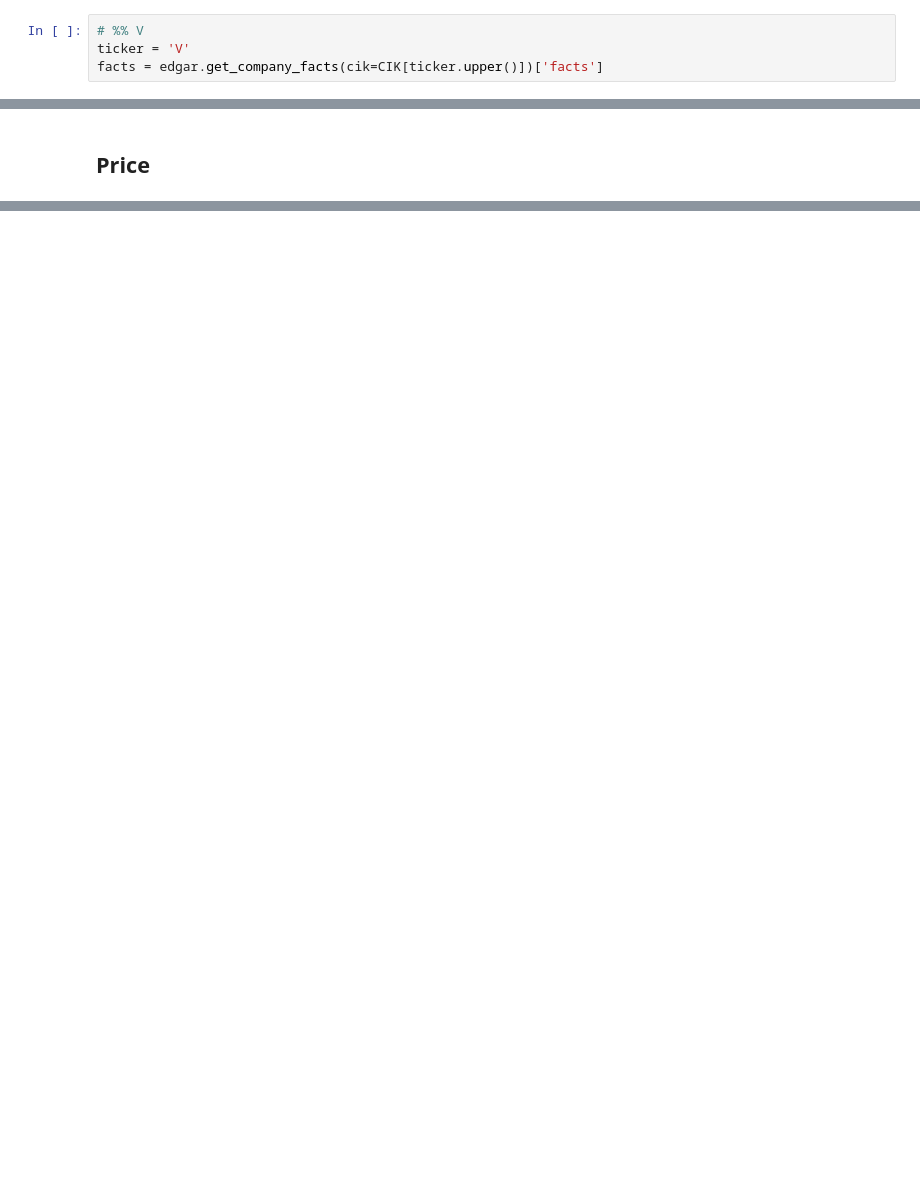
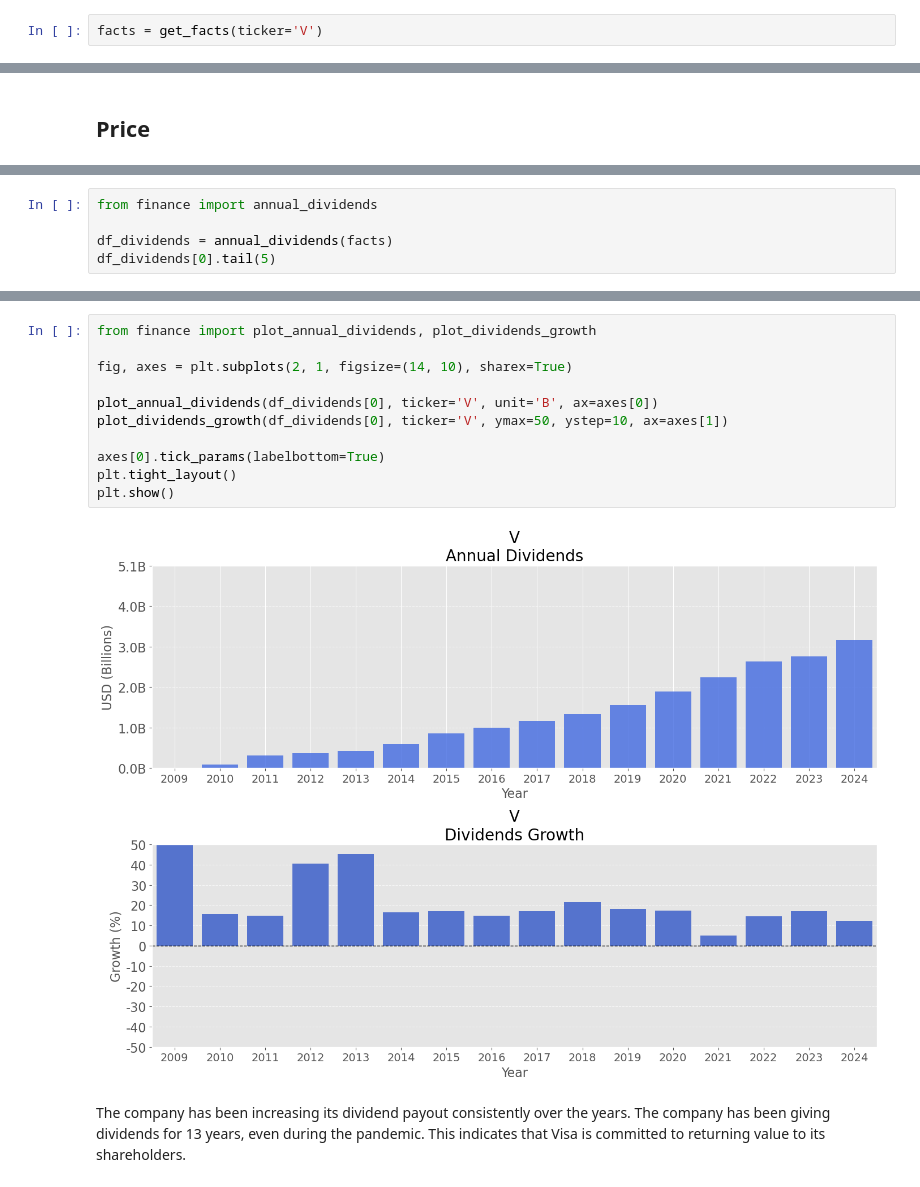
Before and after one commit to akaiuun12/stock_portfolio, a Jupyter notebook: main_analysis.ipynb, the cells around one changed output, grey strips where cells are left out. Saved outputs shown, nothing was run; the diff lists cells and outputs as text; blank space fills up the shorter version.

```diff
--- a/main_analysis.ipynb
+++ b/main_analysis.ipynb
@@ -43,9 +27,7 @@ CIK = {
 # %% [markdown]
 ## Company Information
 # %%
-# %% V
-ticker = 'V'
-facts = edgar.get_company_facts(cik=CIK[ticker.upper()])['facts']
+facts = get_facts(ticker='V')
 # %% [markdown]
 ## Income
 # %%
@@ -96,0 +85,5 @@ stocks_history = historical_price('AAPL', start='2007', end='2025', scale='log')
+# %%
+from finance import annual_dividends
+
+df_dividends = annual_dividends(facts)
+df_dividends[0].tail(5)
@@ -96,0 +97,15 @@ stocks_history = historical_price('AAPL', start='2007', end='2025', scale='log')
+# %%
+from finance import plot_annual_dividends, plot_dividends_growth
+
+fig, axes = plt.subplots(2, 1, figsize=(14, 10), sharex=True)
+
+plot_annual_dividends(df_dividends[0], ticker='V', unit='B', ax=axes[0])
+plot_dividends_growth(df_dividends[0], ticker='V', ymax=50, ystep=10, ax=axes[1])
+
+axes[0].tick_params(labelbottom=True)
+plt.tight_layout()
+plt.show()
+# %% [output]
+[figure, added]
+# %% [markdown]
+The company has been increasing its dividend payout consistently over the years. The company has been giving dividends for 13 years, even during the pandemic. This indicates that Visa is committed to returning value to its shareholders.
```
Also changed, not shown: parts of 9 cells of this notebook, 5 other files.
